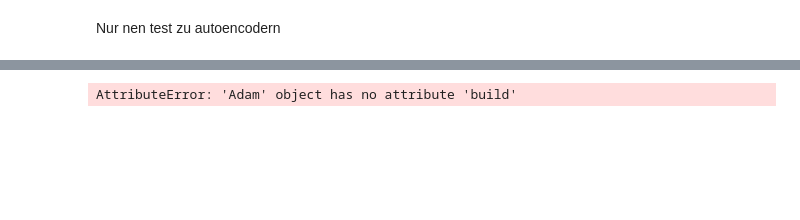
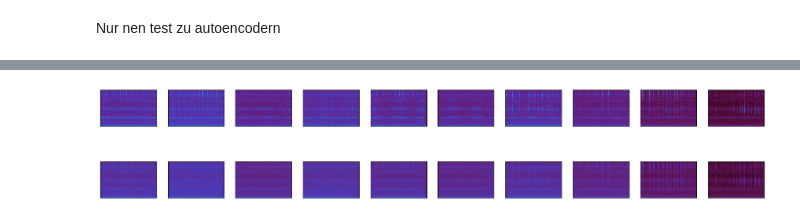
Before and after one commit to amarcelq/ml_project, a Jupyter notebook: test_autoencoder.ipynb, the cells around one changed output, grey strips where cells are left out. Cells and saved outputs as stored; diff of their text form; code cells hidden in the pictures; blank space fills up the shorter version.

Commit message:
more autoencoder stuff

```diff
--- a/test_autoencoder.ipynb
+++ b/test_autoencoder.ipynb
@@ -41,20 +41,29 @@ all_data = np.vstack(images[:, 1:][:, 0]).astype('float32') / 255.
 # cnn as en/decoder
 shapes = image_shape
 
-inputs = keras.Input(shape=shapes)
-encoded = layers.Conv2D(32, (7, 7), activation='relu', padding='same')(inputs)
-encoded = layers.MaxPooling2D((2, 2), padding='same')(encoded)
-encoded = layers.Conv2D(32, (3, 3), activation='relu', padding='same')(inputs)
-encoded = layers.MaxPooling2D((2, 2), padding='same')(encoded)
+input_img = keras.Input(shape=shapes)
+
+x = layers.Conv2D(64, (7, 7), activation='relu', padding='same')(input_img)
+x = layers.MaxPooling2D((2, 2), padding='same')(x)
+x = layers.Conv2D(32, (3, 3), activation='relu', padding='same')(x)
+x = layers.MaxPooling2D((2, 2), padding='same')(x)
+x = layers.Conv2D(32, (3, 3), activation='relu', padding='same')(x)
+encoded = layers.Conv2D(32, (2, 2), activation='relu', padding='same')(x)
+#encoded = layers.MaxPooling2D((2, 2), padding='same')(x)
 
 # Decoder
-decoded = layers.Conv2D(32, (3, 3), activation='relu', padding='same')(encoded)
-decoded = layers.UpSampling2D((2, 2))(decoded)
-decoded = layers.Conv2D(32, (7, 7), activation='relu', padding='same')(encoded)
-decoded = layers.UpSampling2D((2, 2))(decoded)
-output = layers.Conv2D(shapes[2], (3, 3), activation='sigmoid', padding='same')(decoded)
+#x = layers.Conv2D(32, (3, 3), activation='relu', padding='same')(encoded)
+#x = layers.UpSampling2D((2, 2))(x)
+x = layers.Conv2D(32, (2, 2), activation='relu', padding='same')(encoded)
+x = layers.Conv2D(32, (3, 3), activation='relu', padding='same')(x)
+x = layers.UpSampling2D((2, 2))(x)
+x = layers.Conv2D(64, (3, 3), activation='relu', padding='same')(x)
+x = layers.UpSampling2D((2, 2))(x)
+x = layers.Conv2D(shapes[2], (7, 7), activation='sigmoid', padding='same')(x)
+#add cropping layer to match shapes
+decoded=layers.Cropping2D(cropping=((0,0),(0,2)))(x)
 
-autoencoder = keras.Model(inputs,output)
+autoencoder = keras.Model(input_img,decoded)
 # compile autoencoder
 autoencoder.compile(optimizer='adam', loss='binary_crossentropy')
 
@@ -67,7 +76,7 @@ autoencoder.summary()
 # train on data
 autoencoder.fit(stacked_train,stacked_train,
                 epochs=10,
-                batch_size=10,
+                batch_size=100,
                 shuffle=True,
                 validation_split=0.2
                )
@@ -102,22 +126,22 @@ autoencoder.save('test_autoencoder_cnn.keras')
 # %%
 autoencoder = keras.saving.load_model('test_autoencoder_cnn.keras')
 # display some of the images vs reconstruction
-n = 20  # How many digits we will display
+n = 10  # How many digits we will display
 plt.figure(figsize=(20, 4))
 for i in range(n):
     # Display original
     ax = plt.subplot(2, n, i + 1)
     plt.imshow(stacked_test[i].reshape(image_shape))
     #plt.color()
     ax.get_xaxis().set_visible(False)
     ax.get_yaxis().set_visible(False)
 
     # Display reconstruction
     ax = plt.subplot(2, n, i + 1 + n)
     plt.imshow(decoded_imgs[i].reshape(image_shape))
     #plt.color()
     ax.get_xaxis().set_visible(False)
     ax.get_yaxis().set_visible(False)
-plt.savefig("test_autoencoder_cnn_reconstruction.png",dpi=300)
+plt.savefig("test_autoencoder_cnn_reconstruction.png",dpi=600)
 # %% [output]
-AttributeError: 'Adam' object has no attribute 'build'
+[figure, added]
```
Also changed, not shown: parts of 1 cell of this notebook, 11 other files.
